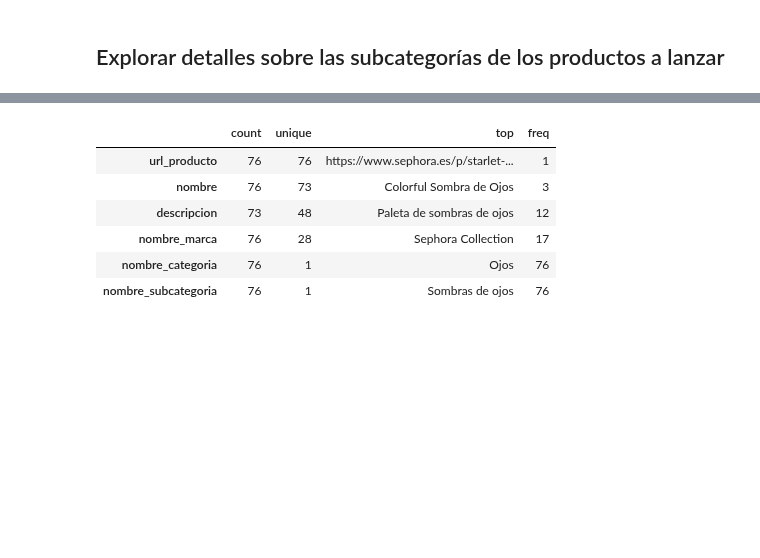
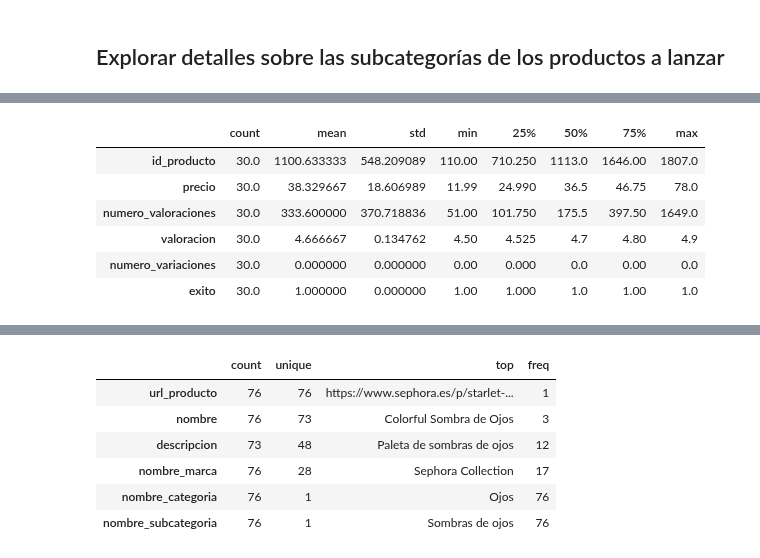
Before and after one commit to raquelscv/proyecto_final_sephora, a Jupyter notebook: eda.ipynb, the cells around one changed output, grey strips where cells are left out. Drawn from its saved outputs; the diff is of its cells as text; code cells hidden in the pictures; blank space fills up the shorter version.

```diff
--- a/eda.ipynb
+++ b/eda.ipynb
@@ -1452,0 +1210,11 @@ df_filtros_bbycc_sinexito.describe(include="object").T
+# %%
+df_brochas_rostro_exito = df[(df["nombre_subcategoria"] == "Brocha rostro") & (df["numero_valoraciones"] >= 50) & (df["valoracion"] >= 4.5)]
+df_brochas_rostro_exito.describe().T
+# %% [output]
+|  | count | mean | std | min | 25% | 50% | 75% | max |
+| id_producto | 30.0 | 1100.633333 | 548.209089 | 110.00 | 710.250 | 1113.0 | 1646.00 | 1807.0 |
+| precio | 30.0 | 38.329667 | 18.606989 | 11.99 | 24.990 | 36.5 | 46.75 | 78.0 |
+| numero_valoraciones | 30.0 | 333.600000 | 370.718836 | 51.00 | 101.750 | 175.5 | 397.50 | 1649.0 |
+| valoracion | 30.0 | 4.666667 | 0.134762 | 4.50 | 4.525 | 4.7 | 4.80 | 4.9 |
+| numero_variaciones | 30.0 | 0.000000 | 0.000000 | 0.00 | 0.000 | 0.0 | 0.00 | 0.0 |
+| exito | 30.0 | 1.000000 | 0.000000 | 1.00 | 1.000 | 1.0 | 1.00 | 1.0 |
```
Also changed, not shown: parts of 82 cells of this notebook, 1 other file.
